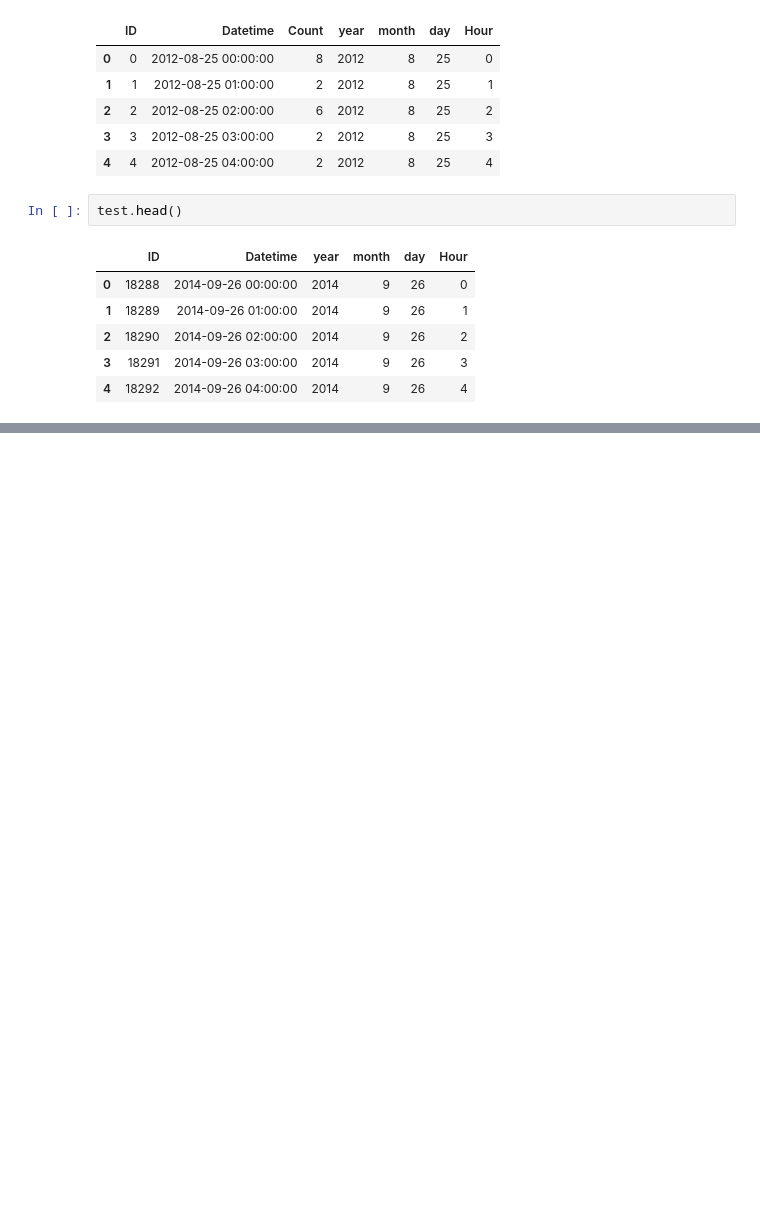
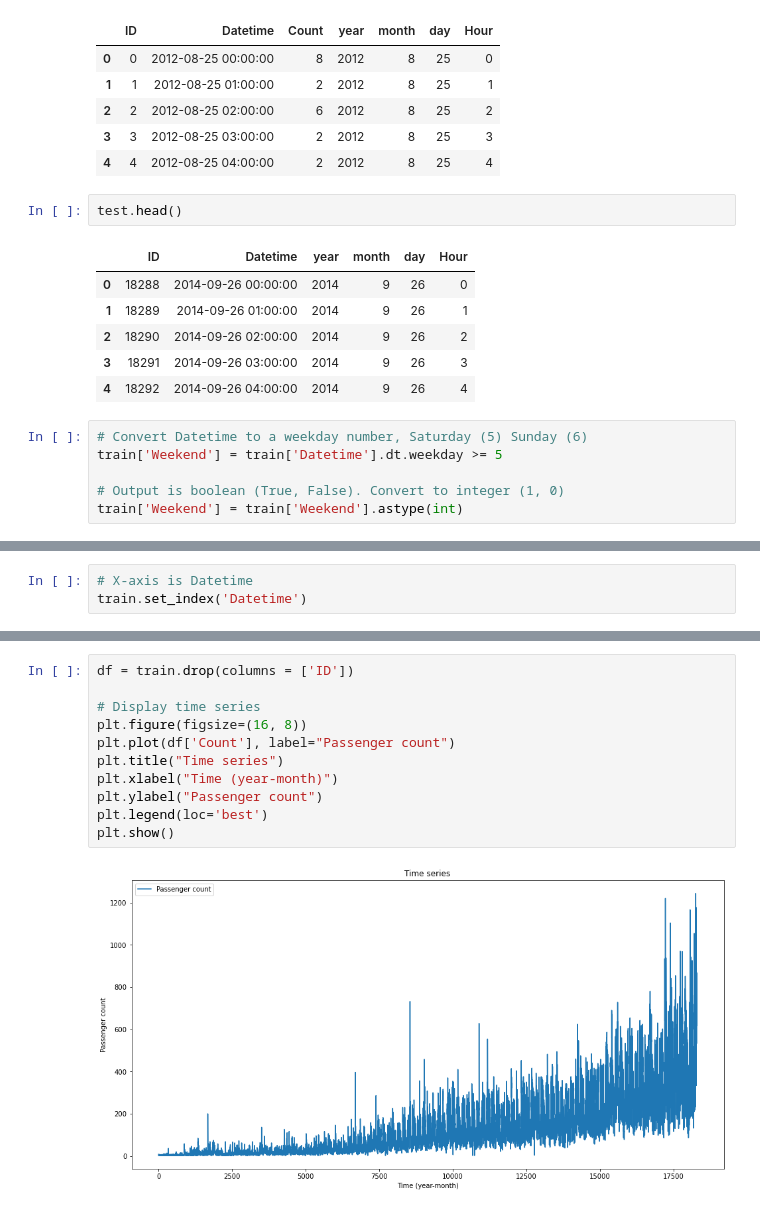
Before and after one commit to MAyub114/time_series_forecasting, a Jupyter notebook: ts_forecasting.ipynb, the cells around one changed output, grey strips where cells are left out. Cells and saved outputs as stored; diff of their text form; blank space fills up the shorter version.

```diff
--- a/ts_forecasting.ipynb
+++ b/ts_forecasting.ipynb
@@ -109,3 +110,9 @@ test.head()
 | 2 | 18290 | 2014-09-26 02:00:00 | 2014 | 9 | 26 | 2 |
 | 3 | 18291 | 2014-09-26 03:00:00 | 2014 | 9 | 26 | 3 |
 | 4 | 18292 | 2014-09-26 04:00:00 | 2014 | 9 | 26 | 4 |
+# %%
+# Convert Datetime to a weekday number, Saturday (5) Sunday (6)
+train['Weekend'] = train['Datetime'].dt.weekday >= 5
+
+# Output is boolean (True, False). Convert to integer (1, 0)
+train['Weekend'] = train['Weekend'].astype(int)
@@ -111,0 +121,3 @@ test.head()
+# %%
+# X-axis is Datetime
+train.set_index('Datetime')
@@ -111,0 +139,13 @@ test.head()
+# %%
+df = train.drop(columns = ['ID'])
+
+# Display time series
+plt.figure(figsize=(16, 8))
+plt.plot(df['Count'], label="Passenger count")
+plt.title("Time series")
+plt.xlabel("Time (year-month)")
+plt.ylabel("Passenger count")
+plt.legend(loc='best')
+plt.show()
+# %% [output]
+[figure, added]
```
Also changed, not shown: parts of 3 cells of this notebook.
